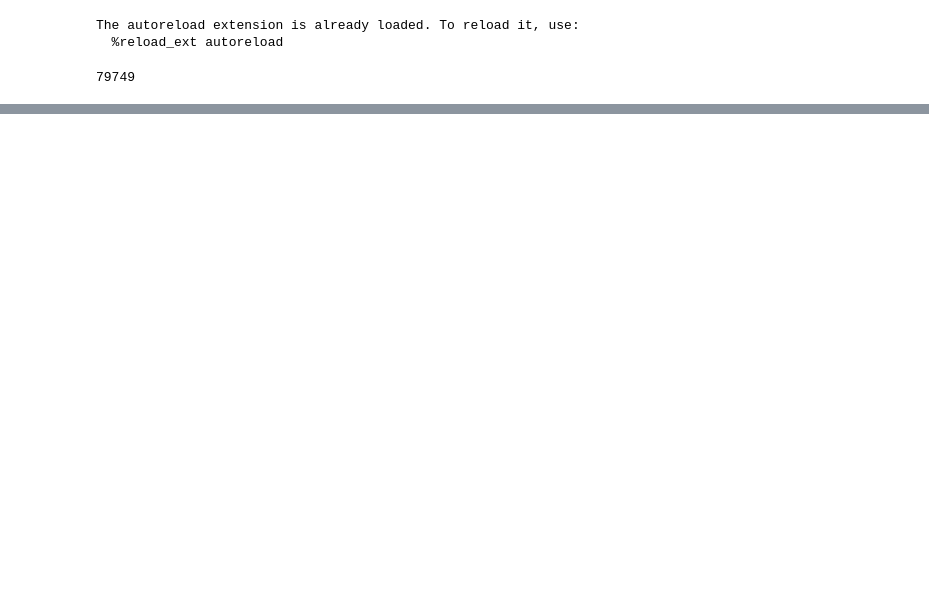
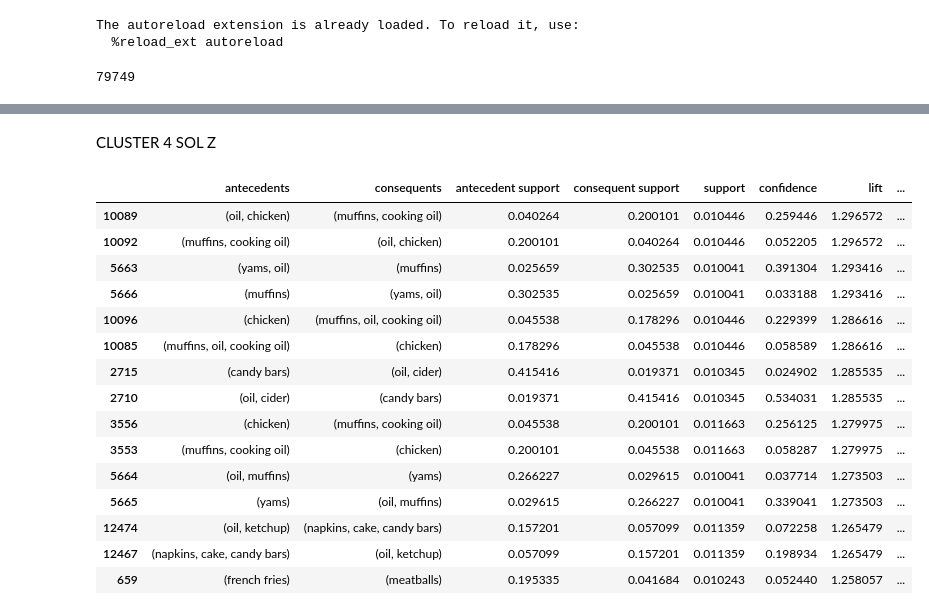
Before and after one commit to shaulleo/ProjetoML, a Jupyter notebook: ML II - Association Rules.ipynb, the cells around one changed output, grey strips where cells are left out. Saved outputs shown, nothing was run; the diff lists cells and outputs as text; code cells hidden in the pictures; blank space fills up the shorter version.

Commit message:
association rules starting

```diff
--- a/ML II - Association Rules.ipynb
+++ b/ML II - Association Rules.ipynb
@@ -93,23 +99,26 @@ te_fit = te.fit(basket_clusterZ0).transform(basket_clusterZ0)
 transactions_itemsZ0 = pd.DataFrame(te_fit, columns=te.columns_)
 # %%
 basket_clusterZ1 = basket[basket['cluster_kmeansZ'] == 1]
-basket_clusterZ1.drop(['customer_id', 'cluster_kmeans3',	'cluster_kmeans9', 	'cluster_kmeansZ'], inplace=True, axis=1)
-te = TransactionEncoder()
+basket_clusterZ1.drop(['customer_id', 'cluster_kmeans3', 	'cluster_kmeansZ'], inplace=True, axis=1)
+basket_clusterZ1 = [ast.literal_eval(element) for element in list(basket_clusterZ1['list_of_goods'])]
 te_fit = te.fit(basket_clusterZ1).transform(basket_clusterZ1)
 transactions_itemsZ1 = pd.DataFrame(te_fit, columns=te.columns_)
 # %%
 basket_clusterZ2 = basket[basket['cluster_kmeansZ'] == 2]
-basket_clusterZ2.drop(['customer_id', 'cluster_kmeans3',	'cluster_kmeans9', 	'cluster_kmeansZ'], inplace=True, axis=1)
+basket_clusterZ2.drop(['customer_id', 'cluster_kmeans3',	'cluster_kmeansZ'], inplace=True, axis=1)
+basket_clusterZ2 = [ast.literal_eval(element) for element in list(basket_clusterZ2['list_of_goods'])]
 te_fit = te.fit(basket_clusterZ2).transform(basket_clusterZ2)
 transactions_itemsZ2 = pd.DataFrame(te_fit, columns=te.columns_)
 # %%
 basket_clusterZ3 = basket[basket['cluster_kmeansZ'] == 3]
-basket_clusterZ3.drop(['customer_id', 'cluster_kmeans3',	'cluster_kmeans9', 	'cluster_kmeansZ'], inplace=True, axis=1)
-te_fit = te.fit(basket_clusterZ2).transform(basket_clusterZ2)
-transactions_itemsZ2 = pd.DataFrame(te_fit, columns=te.columns_)
+basket_clusterZ3.drop(['customer_id', 'cluster_kmeans3',		'cluster_kmeansZ'], inplace=True, axis=1)
+basket_clusterZ3 = [ast.literal_eval(element) for element in list(basket_clusterZ3['list_of_goods'])]
+te_fit = te.fit(basket_clusterZ3).transform(basket_clusterZ3)
+transactions_itemsZ3 = pd.DataFrame(te_fit, columns=te.columns_)
 # %%
 basket_clusterZ4 = basket[basket['cluster_kmeansZ'] == 4]
-basket_clusterZ4.drop(['customer_id', 'cluster_kmeans3',	'cluster_kmeans9', 	'cluster_kmeansZ'], inplace=True, axis=1)
+basket_clusterZ4.drop(['customer_id', 'cluster_kmeans3',		'cluster_kmeansZ'], inplace=True, axis=1)
+basket_clusterZ4 = [ast.literal_eval(element) for element in list(basket_clusterZ4['list_of_goods'])]
 te_fit = te.fit(basket_clusterZ4).transform(basket_clusterZ4)
 transactions_itemsZ4 = pd.DataFrame(te_fit, columns=te.columns_)
 # %%
@@ -124,0 +252,23 @@ transactions_itemsZ6 = pd.DataFrame(te_fit, columns=te.columns_)
+# %% [markdown]
+CLUSTER 4 SOL Z
+# %%
+frequent_itemsets4 = apriori(transactions_itemsZ4, min_support=0.01, use_colnames=True)
+rules_grocery4 = association_rules(frequent_itemsets4, metric='lift', min_threshold=1)
+rules_grocery4.sort_values(by = 'lift', ascending=False).head(15)
+# %% [output]
+|  | antecedents | consequents | antecedent support | consequent support | support | confidence | lift | ... |
+| 10089 | (oil, chicken) | (muffins, cooking oil) | 0.040264 | 0.200101 | 0.010446 | 0.259446 | 1.296572 | ... |
+| 10092 | (muffins, cooking oil) | (oil, chicken) | 0.200101 | 0.040264 | 0.010446 | 0.052205 | 1.296572 | ... |
+| 5663 | (yams, oil) | (muffins) | 0.025659 | 0.302535 | 0.010041 | 0.391304 | 1.293416 | ... |
+| 5666 | (muffins) | (yams, oil) | 0.302535 | 0.025659 | 0.010041 | 0.033188 | 1.293416 | ... |
+| 10096 | (chicken) | (muffins, oil, cooking oil) | 0.045538 | 0.178296 | 0.010446 | 0.229399 | 1.286616 | ... |
+| 10085 | (muffins, oil, cooking oil) | (chicken) | 0.178296 | 0.045538 | 0.010446 | 0.058589 | 1.286616 | ... |
+| 2715 | (candy bars) | (oil, cider) | 0.415416 | 0.019371 | 0.010345 | 0.024902 | 1.285535 | ... |
+| 2710 | (oil, cider) | (candy bars) | 0.019371 | 0.415416 | 0.010345 | 0.534031 | 1.285535 | ... |
+| 3556 | (chicken) | (muffins, cooking oil) | 0.045538 | 0.200101 | 0.011663 | 0.256125 | 1.279975 | ... |
+| 3553 | (muffins, cooking oil) | (chicken) | 0.200101 | 0.045538 | 0.011663 | 0.058287 | 1.279975 | ... |
+| 5664 | (oil, muffins) | (yams) | 0.266227 | 0.029615 | 0.010041 | 0.037714 | 1.273503 | ... |
+| 5665 | (yams) | (oil, muffins) | 0.029615 | 0.266227 | 0.010041 | 0.339041 | 1.273503 | ... |
+| 12474 | (oil, ketchup) | (napkins, cake, candy bars) | 0.157201 | 0.057099 | 0.011359 | 0.072258 | 1.265479 | ... |
+| 12467 | (napkins, cake, candy bars) | (oil, ketchup) | 0.057099 | 0.157201 | 0.011359 | 0.198934 | 1.265479 | ... |
+| 659 | (french fries) | (meatballs) | 0.195335 | 0.041684 | 0.010243 | 0.052440 | 1.258057 | ... |
```
Also changed, not shown: parts of 25 cells of this notebook, 2 other files.
